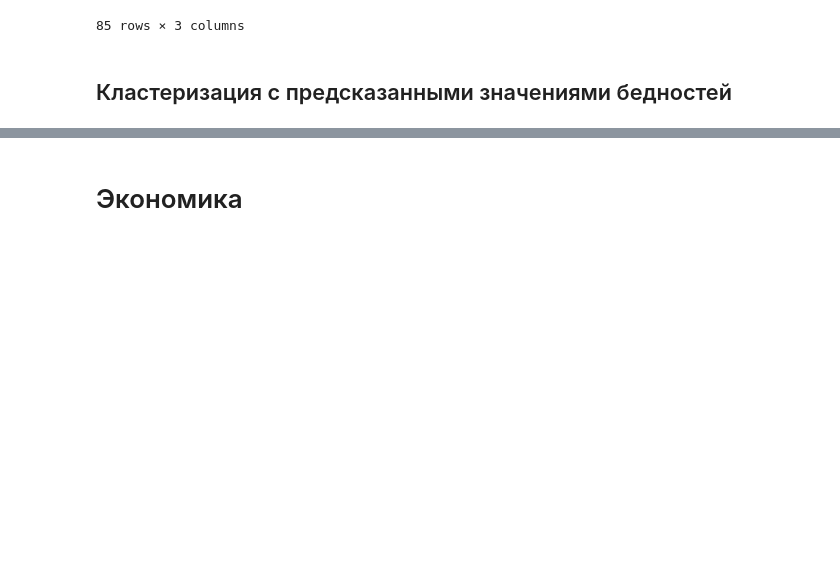
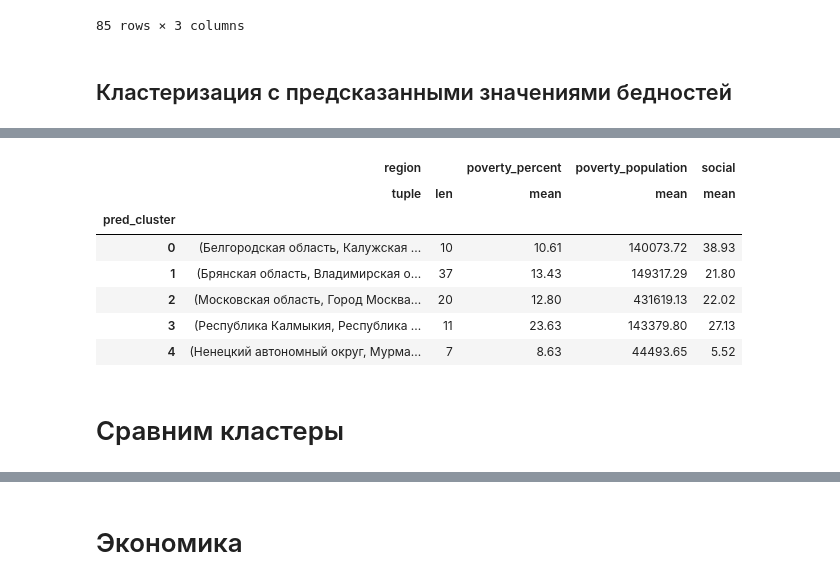
Before and after one commit to vs-pavlov/Identification_of_vulnerable_populations_-SF_final_project-, a Jupyter notebook: final.ipynb, the cells around one changed output, grey strips where cells are left out. Cells and saved outputs as stored; diff of their text form; code cells hidden in the pictures; blank space fills up the shorter version.

```diff
--- a/final.ipynb
+++ b/final.ipynb
@@ -1073,0 +1011,17 @@ px.scatter(cluster_res, x = 'poverty_population', y='poverty_percent', color='pr
+# %%
+lib = cluster_res.groupby('pred_cluster').agg({'region':[tuple,len],
+                                                           'poverty_percent':np.mean,
+                                                           'poverty_population':np.mean
+                                                           ,'social':np.mean})
+lib
+# %% [output]
+|  | region |  | poverty_percent | poverty_population | social |
+|  | tuple | len | mean | mean | mean |
+| pred_cluster |  |  |  |  |  |
+| 0 | (Белгородская область, Калужская ... | 10 | 10.61 | 140073.72 | 38.93 |
+| 1 | (Брянская область, Владимирская о... | 37 | 13.43 | 149317.29 | 21.80 |
+| 2 | (Московская область, Город Москва... | 20 | 12.80 | 431619.13 | 22.02 |
+| 3 | (Республика Калмыкия, Республика ... | 11 | 23.63 | 143379.80 | 27.13 |
+| 4 | (Ненецкий автономный округ, Мурма... | 7 | 8.63 | 44493.65 | 5.52 |
+# %% [markdown]
+# Сравним кластеры
```
Also changed, not shown: parts of 71 cells of this notebook, 11 other files.
